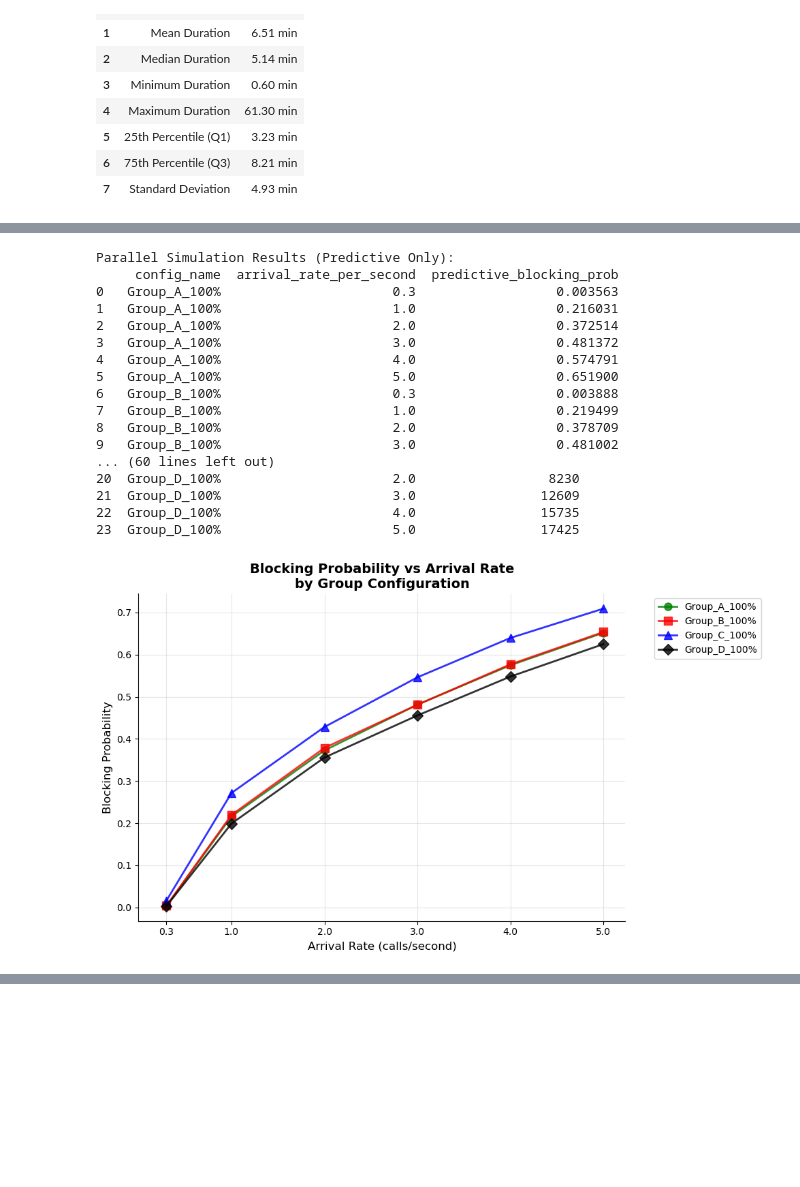
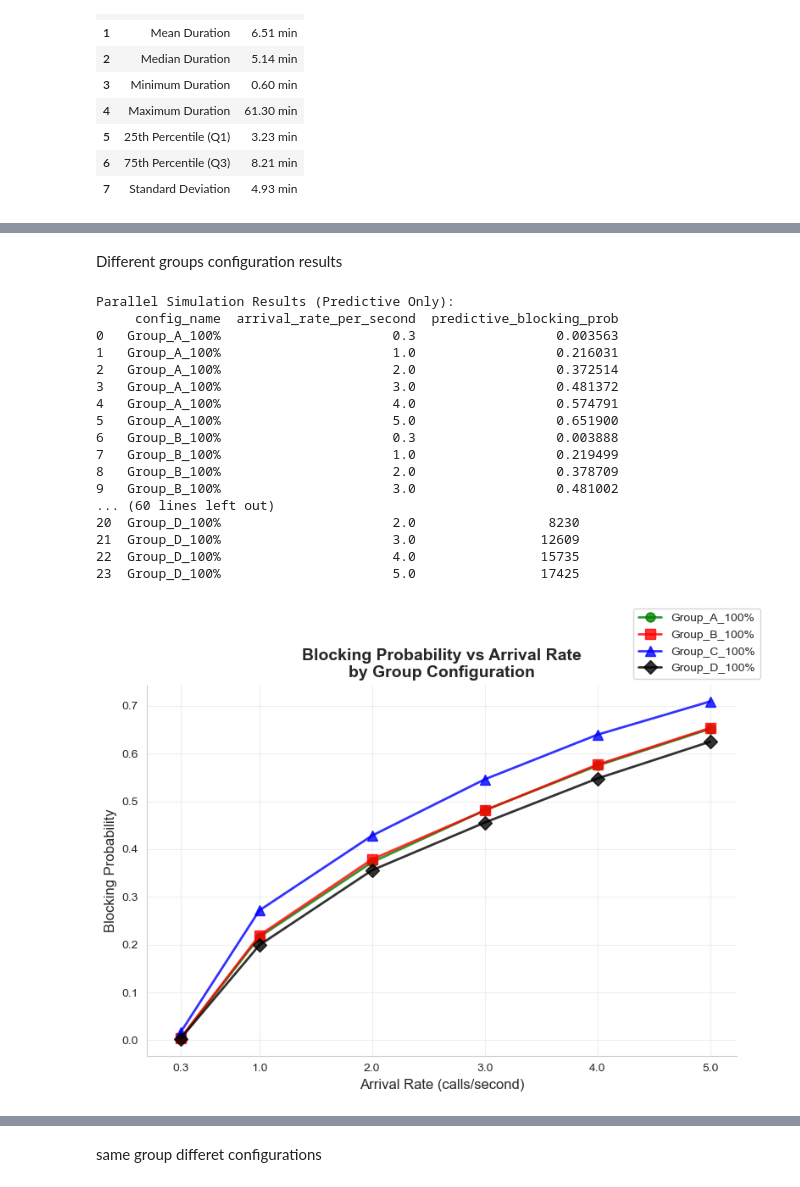
Before and after one commit to Delicia-D/6G-NetworkModel, a Jupyter notebook: notebook.ipynb, the cells around one changed output, grey strips where cells are left out. Cells and saved outputs as stored; diff of their text form; code cells hidden in the pictures; blank space fills up the shorter version.

```diff
--- a/notebook.ipynb
+++ b/notebook.ipynb
@@ -421,3 +429,5 @@ Parallel Simulation Results:
+# %% [markdown]
+Different groups configuration results
 # %%
 import matplotlib.pyplot as plt
 import seaborn as sns
@@ -445,7 +455,7 @@ configs = df_results['config_name'].unique()
 markers = ['o', 's', '^', 'D', 'v', '<', '>', 'p']
 
 # PLOT 1: BLOCKING PROBABILITY (Predictive Only)
-plt.figure(figsize=(10, 6))
+plt.figure(figsize=(8, 6))
 for idx, config in enumerate(configs):
     config_data = df_results[df_results['config_name'] == config]
 
@@ -458,7 +468,7 @@ for idx, config in enumerate(configs):
 plt.xlabel('Arrival Rate (calls/second)', fontsize=12)
 plt.ylabel('Blocking Probability', fontsize=12)
 plt.title('Blocking Probability vs Arrival Rate\nby Group Configuration', fontsize=14, fontweight='bold')
-plt.legend(bbox_to_anchor=(1.05, 1), loc='upper left', fontsize=10)
+plt.legend(bbox_to_anchor=(1.05, 1), loc='lower right', fontsize=10)
 plt.grid(True, alpha=0.3)
 plt.xticks(df_results['arrival_rate_per_second'].unique())
 plt.xlim(left=0)  # Remove space between y-axis and x=0
@@ -467,7 +477,7 @@ plt.tight_layout()
 plt.show()
 
 # PLOT 2: HANDOFF PROBABILITY (Predictive Only)
-plt.figure(figsize=(10, 6))
+plt.figure(figsize=(8, 6))
 for idx, config in enumerate(configs):
     config_data = df_results[df_results['config_name'] == config]
 
@@ -480,7 +490,7 @@ for idx, config in enumerate(configs):
 plt.xlabel('Arrival Rate (calls/second)', fontsize=12)
 plt.ylabel('Satellite Handoff Probability', fontsize=12)
 plt.title('Satellite Handoff Probability vs Arrival Rate\nby Group Configuration', fontsize=14, fontweight='bold')
-plt.legend(bbox_to_anchor=(1.05, 1), loc='upper left', fontsize=10)
+plt.legend(bbox_to_anchor=(1.05, 1), loc='lower right', fontsize=10)
 plt.grid(True, alpha=0.3)
 plt.xticks(df_results['arrival_rate_per_second'].unique())
 plt.xlim(left=0)  # Remove space between y-axis and x=0
@@ -489,7 +499,7 @@ plt.tight_layout()
 plt.show()
 
 # PLOT 3: NUMBER OF HANDOFFS (Predictive Only)
-plt.figure(figsize=(10, 6))
+plt.figure(figsize=(8, 6))
 for idx, config in enumerate(configs):
     config_data = df_results[df_results['config_name'] == config]
 
@@ -501,8 +511,8 @@ for idx, config in enumerate(configs):
 
 plt.xlabel('Arrival Rate (calls/second)', fontsize=12)
 plt.ylabel('Number of Handoffs', fontsize=12)
-plt.title('Predictive Number of Handoffs vs Arrival Rate\nby Group Configuration', fontsize=14, fontweight='bold')
-plt.legend(bbox_to_anchor=(1.05, 1), loc='upper left', fontsize=10)
+plt.title(' Number of Handoffs vs Arrival Rate\nby Group Configuration', fontsize=14, fontweight='bold')
+plt.legend(bbox_to_anchor=(1.05, 1), loc='lower right', fontsize=10)
 plt.grid(True, alpha=0.3)
 plt.xticks(df_results['arrival_rate_per_second'].unique())
 plt.xlim(left=0)  # Remove space between y-axis and x=0
@@ -521,31 +531,31 @@ for config in configs:
     for _, row in config_data.iterrows():
         summary_data.append({
             'Configuration': config,
             'Arrival Rate (calls/sec)': row['arrival_rate_per_second'],
             'Predictive Blocking Prob': f"{row['predictive_blocking_prob']:.4f}",
             'Predictive Handoff Prob': f"{row['predictive_handoff_prob']:.4f}",
             'Predictive Handoffs': row['predictive_handoffs'],
             'Total Calls': row['total_calls']
         })
 
 summary_df = pd.DataFrame(summary_data)
 print(summary_df.to_string(index=False))
 # %% [output]
 Parallel Simulation Results (Predictive Only):
      config_name  arrival_rate_per_second  predictive_blocking_prob
 0   Group_A_100%                      0.3                  0.003563
 1   Group_A_100%                      1.0                  0.216031
 2   Group_A_100%                      2.0                  0.372514
 3   Group_A_100%                      3.0                  0.481372
 4   Group_A_100%                      4.0                  0.574791
 5   Group_A_100%                      5.0                  0.651900
 6   Group_B_100%                      0.3                  0.003888
 7   Group_B_100%                      1.0                  0.219499
 8   Group_B_100%                      2.0                  0.378709
 9   Group_B_100%                      3.0                  0.481002
 ... (60 lines left out)
 20  Group_D_100%                      2.0                 8230
 21  Group_D_100%                      3.0                12609
 22  Group_D_100%                      4.0                15735
 23  Group_D_100%                      5.0                17425
-[figure, old version]
+[figure, new version]
@@ -568,6 +578,8 @@ Configuration  Arrival Rate (calls/sec) Predictive Blocking Prob Predictive Hand
  Group_D_100%                       3.0                   0.4556                  0.1623                12609       249470
  Group_D_100%                       4.0                   0.5479                  0.1862                15735       331961
  Group_D_100%                       5.0                   0.6249                  0.2023                17425       414509
+# %% [markdown]
+same group differet configurations
 # %%
 import matplotlib.pyplot as plt
 import seaborn as sns
```
Also changed, not shown: parts of 33 cells of this notebook, 32 other files.
